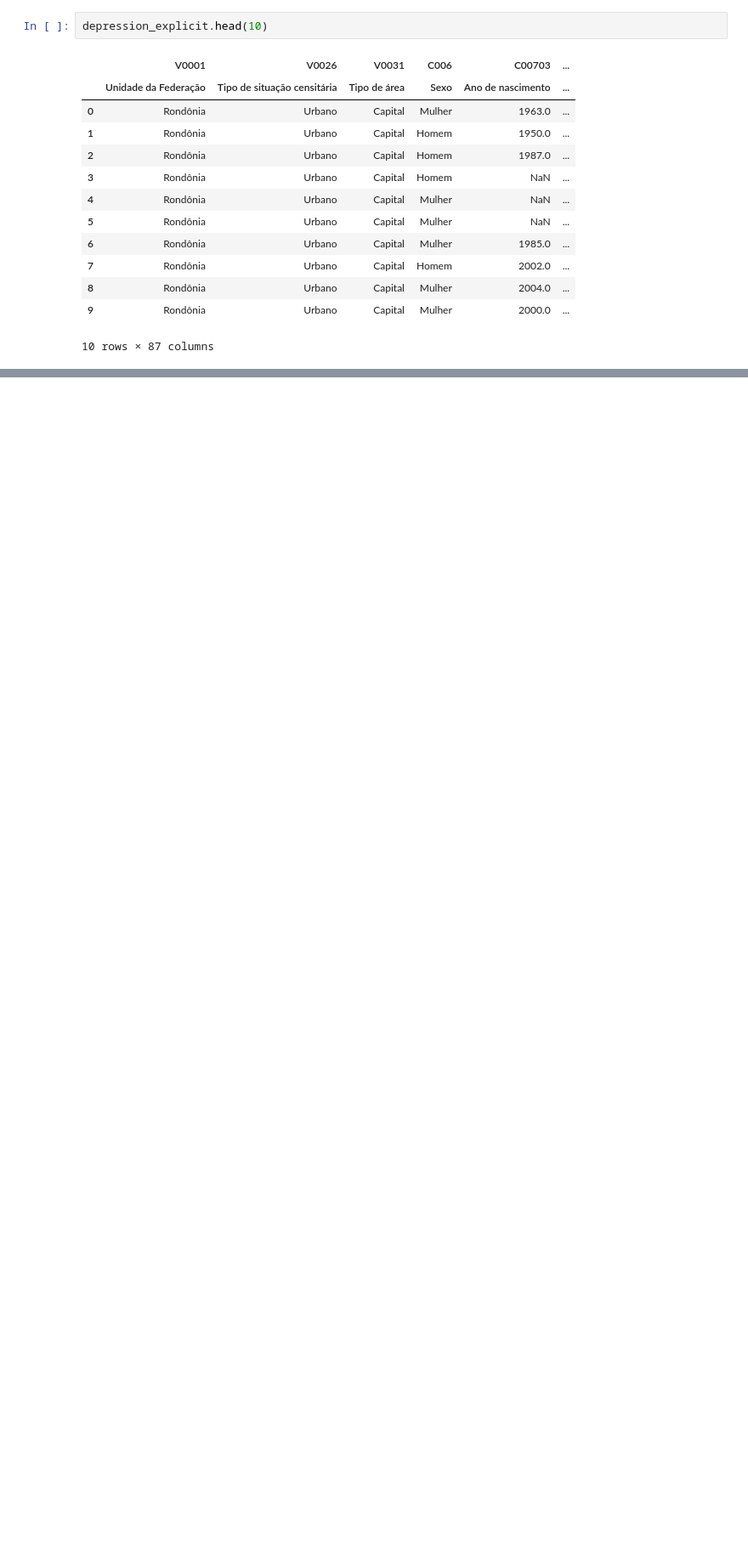
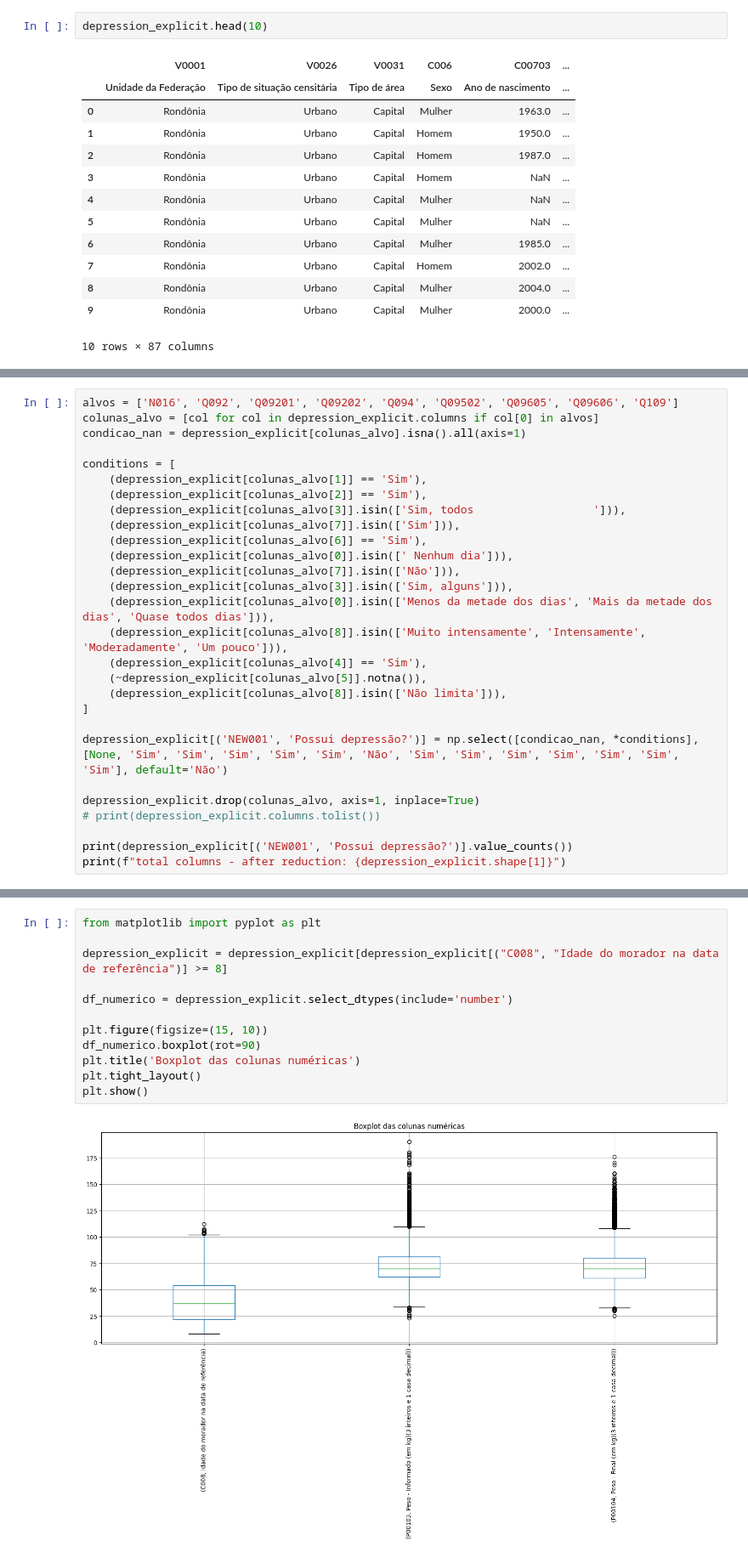
Before and after one commit to feed0/depressao-ibge-pns, a Jupyter notebook: src/4-pre-processing/pre-processing.ipynb, the cells around one changed output, grey strips where cells are left out. Shown at 85% size. Cells and saved outputs as stored; diff of their text form; blank space fills up the shorter version.

Commit message:
feat: Dimensionality Reduction and Feature Simplification and Dropna All NAN

```diff
--- a/src/4-pre-processing/pre-processing.ipynb
+++ b/src/4-pre-processing/pre-processing.ipynb
@@ -280,0 +322,28 @@ Drop rows where all columns are NaN.
+# %%
+alvos = ['N016', 'Q092', 'Q09201', 'Q09202', 'Q094', 'Q09502', 'Q09605', 'Q09606', 'Q109']
+colunas_alvo = [col for col in depression_explicit.columns if col[0] in alvos]
+condicao_nan = depression_explicit[colunas_alvo].isna().all(axis=1)
+
+conditions = [
+    (depression_explicit[colunas_alvo[1]] == 'Sim'),
+    (depression_explicit[colunas_alvo[2]] == 'Sim'),
+    (depression_explicit[colunas_alvo[3]].isin(['Sim, todos                  '])),
+    (depression_explicit[colunas_alvo[7]].isin(['Sim'])),
+    (depression_explicit[colunas_alvo[6]] == 'Sim'),
+    (depression_explicit[colunas_alvo[0]].isin([' Nenhum dia'])),
+    (depression_explicit[colunas_alvo[7]].isin(['Não'])),
+    (depression_explicit[colunas_alvo[3]].isin(['Sim, alguns'])),
+    (depression_explicit[colunas_alvo[0]].isin(['Menos da metade dos dias', 'Mais da metade dos dias', 'Quase todos dias'])),
+    (depression_explicit[colunas_alvo[8]].isin(['Muito intensamente', 'Intensamente', 'Moderadamente', 'Um pouco'])),
+    (depression_explicit[colunas_alvo[4]] == 'Sim'),
+    (~depression_explicit[colunas_alvo[5]].notna()),
+    (depression_explicit[colunas_alvo[8]].isin(['Não limita'])),
+]
+
+depression_explicit[('NEW001', 'Possui depressão?')] = np.select([condicao_nan, *conditions], [None, 'Sim', 'Sim', 'Sim', 'Sim', 'Sim', 'Não', 'Sim', 'Sim', 'Sim', 'Sim', 'Sim', 'Sim', 'Sim'], default='Não')
+
+depression_explicit.drop(colunas_alvo, axis=1, inplace=True)
+# print(depression_explicit.columns.tolist())
+
+print(depression_explicit[('NEW001', 'Possui depressão?')].value_counts())
+print(f"total columns - after reduction: {depression_explicit.shape[1]}")
@@ -280,0 +378,14 @@ Drop rows where all columns are NaN.
+# %%
+from matplotlib import pyplot as plt
+
+depression_explicit = depression_explicit[depression_explicit[("C008", "Idade do morador na data de referência")] >= 8]
+
+df_numerico = depression_explicit.select_dtypes(include='number')
+
+plt.figure(figsize=(15, 10))
+df_numerico.boxplot(rot=90)
+plt.title('Boxplot das colunas numéricas')
+plt.tight_layout()
+plt.show()
+# %% [output]
+[figure, added]
```
Also changed, not shown: parts of 29 cells of this notebook.
